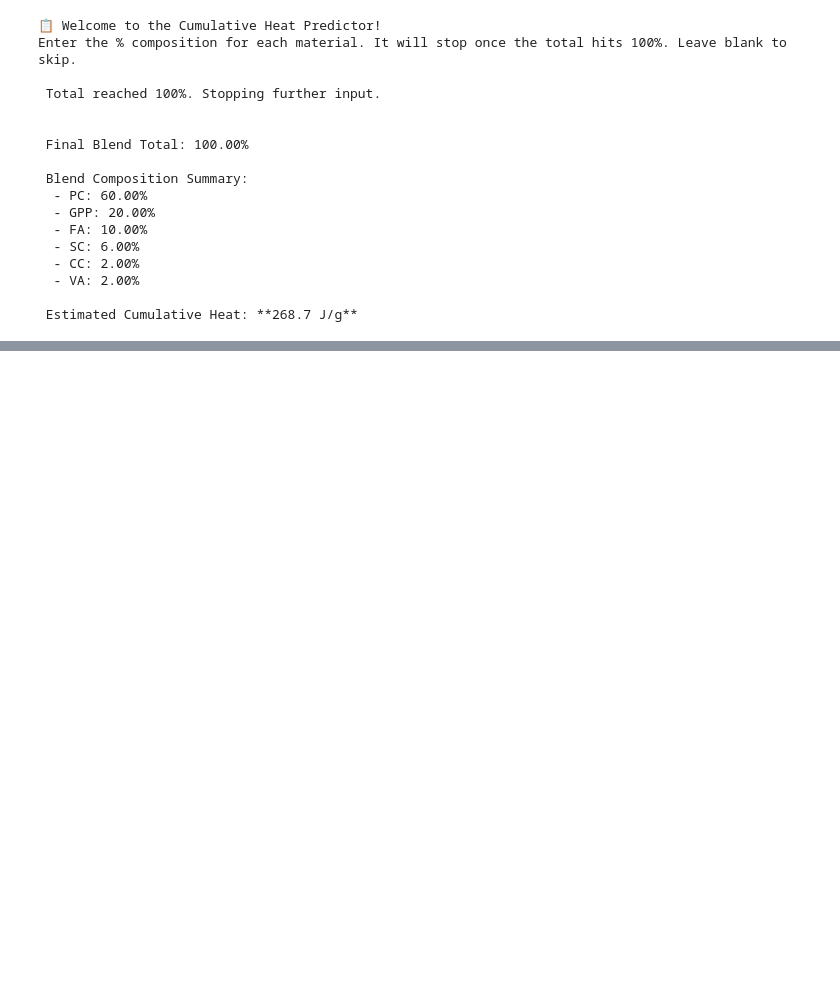
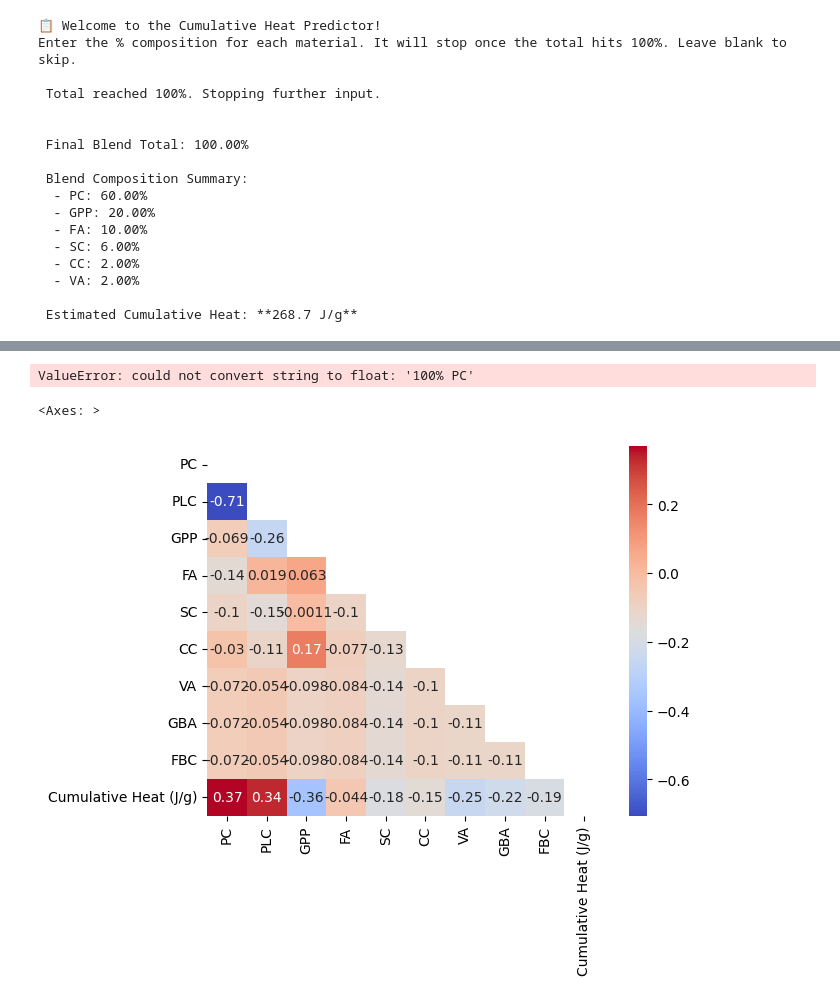
Before and after one commit to raksh2817/civil_research, a Jupyter notebook: worksheet_3.ipynb, the cells around one changed output, grey strips where cells are left out. Drawn from its saved outputs; the diff is of its cells as text; code cells hidden in the pictures; blank space fills up the shorter version.

```diff
--- a/worksheet_3.ipynb
+++ b/worksheet_3.ipynb
@@ -590,0 +631,25 @@ Enter the % composition for each material. It will stop once the total hits 100%
+# %%
+import plotly.express as px
+import plotly.figure_factory as ff
+
+# Calculate correlation
+corr_matrix = df1.corr().round(2)
+fig = ff.create_annotated_heatmap(
+    z=corr_matrix.values,
+    x=corr_matrix.columns.tolist(),
+    y=corr_matrix.index.tolist(),
+    colorscale='RdBu',
+    showscale=True,
+    zmin=-1, zmax=1
+)
+fig.update_layout(title_text="📈 Correlation Matrix (Interactive)", width=700, height=700)
+fig.show()
+# %% [output]
+ValueError: could not convert string to float: '100% PC'
+# %%
+# Optional: Lower triangle heatmap
+mask = np.triu(np.ones_like(corr_matrix, dtype=bool))
+sns.heatmap(corr_matrix, mask=mask, annot=True, cmap="coolwarm")
+# %% [output]
+<Axes: >
+[figure, added]
```
Also changed, not shown: parts of 2 cells of this notebook.
